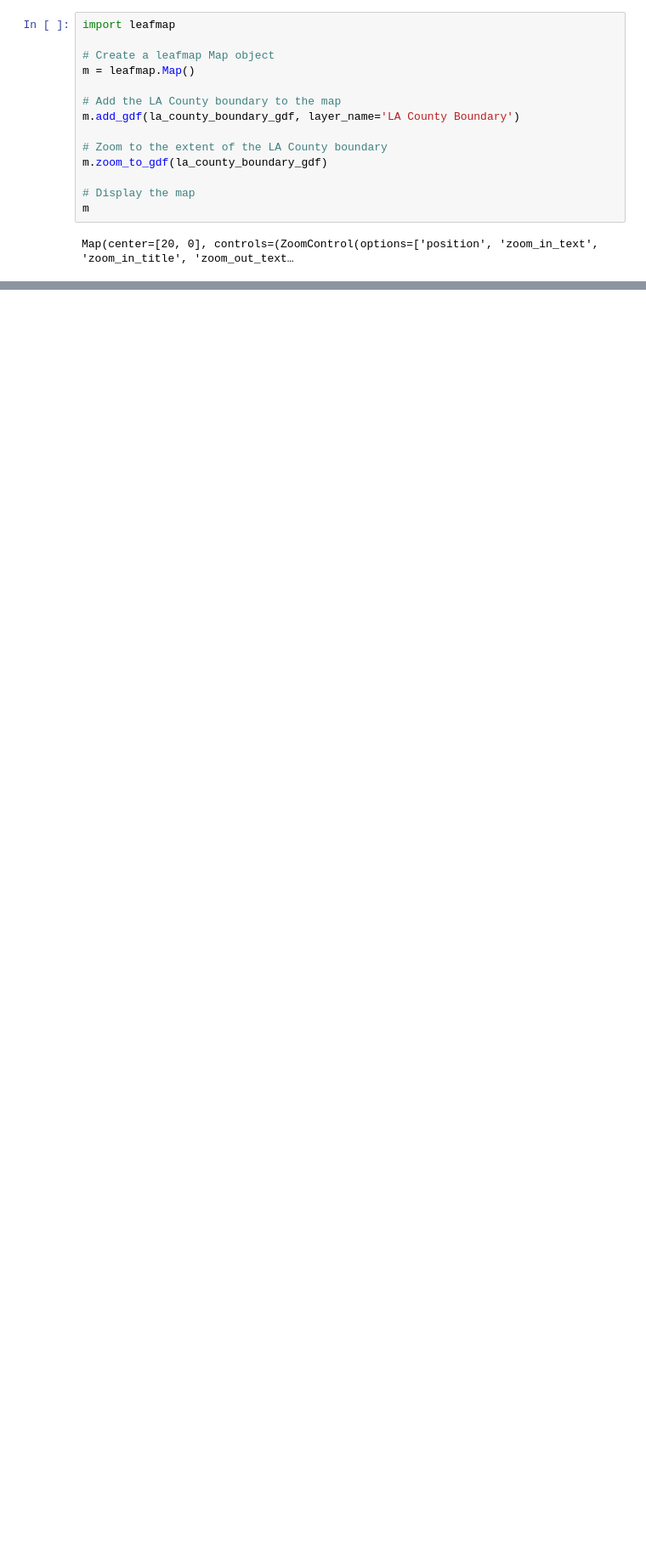
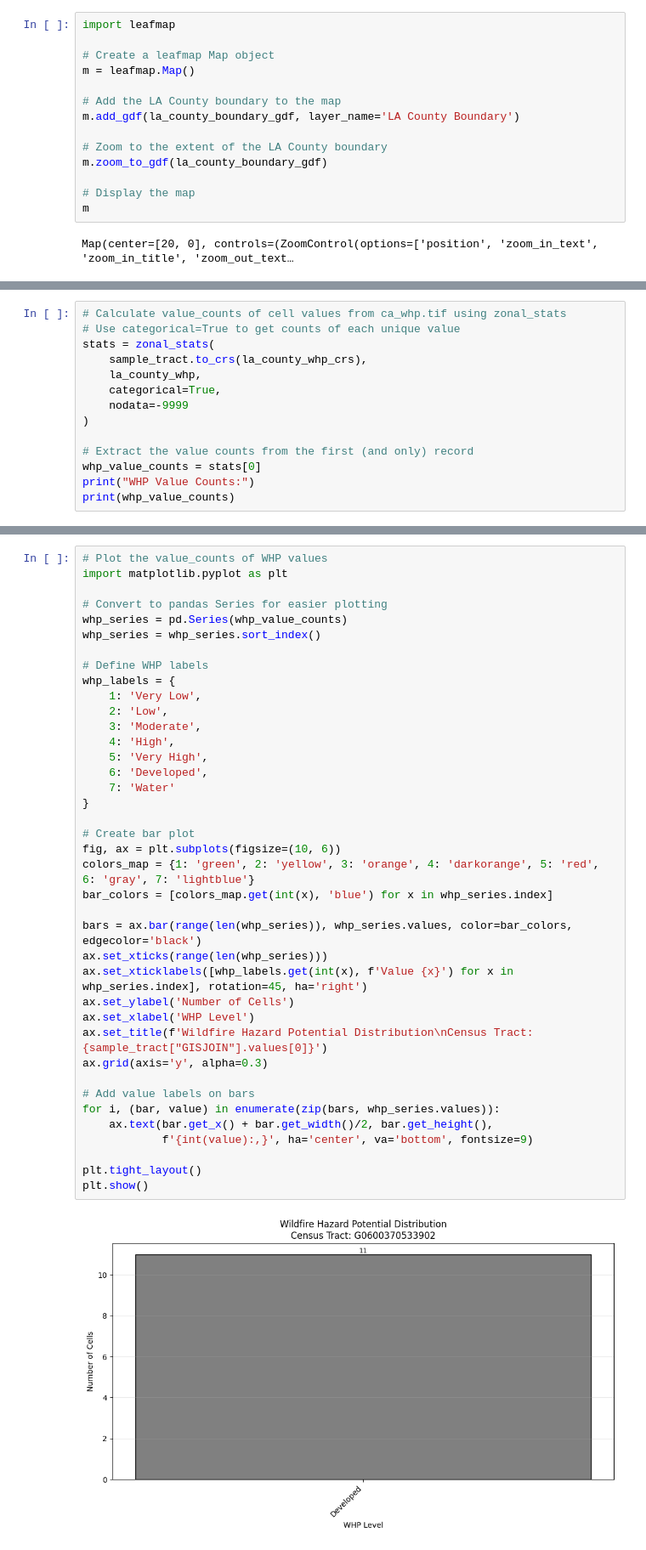
Before and after one commit to jingxuehan0707/ccgt-workshop-opensr-gis, a Jupyter notebook: open-source-gis-with-python.ipynb, the cells around one changed output, grey strips where cells are left out. Shown at 85% size. Cells and saved outputs as stored; diff of their text form; blank space fills up the shorter version.

```diff
--- a/open-source-gis-with-python.ipynb
+++ b/open-source-gis-with-python.ipynb
@@ -249,0 +361,14 @@ la_county_census_tracts_gdf.head()
+# %%
+# Calculate value_counts of cell values from ca_whp.tif using zonal_stats
+# Use categorical=True to get counts of each unique value
+stats = zonal_stats(
+    sample_tract.to_crs(la_county_whp_crs),
+    la_county_whp,
+    categorical=True,
+    nodata=-9999
+)
+
+# Extract the value counts from the first (and only) record
+whp_value_counts = stats[0]
+print("WHP Value Counts:")
+print(whp_value_counts)
@@ -249,0 +378,41 @@ la_county_census_tracts_gdf.head()
+# %%
+# Plot the value_counts of WHP values
+import matplotlib.pyplot as plt
+
+# Convert to pandas Series for easier plotting
+whp_series = pd.Series(whp_value_counts)
+whp_series = whp_series.sort_index()
+
+# Define WHP labels
+whp_labels = {
+    1: 'Very Low',
+    2: 'Low',
+    3: 'Moderate',
+    4: 'High',
+    5: 'Very High',
+    6: 'Developed',
+    7: 'Water'
+}
+
+# Create bar plot
+fig, ax = plt.subplots(figsize=(10, 6))
+colors_map = {1: 'green', 2: 'yellow', 3: 'orange', 4: 'darkorange', 5: 'red', 6: 'gray', 7: 'lightblue'}
+bar_colors = [colors_map.get(int(x), 'blue') for x in whp_series.index]
+
+bars = ax.bar(range(len(whp_series)), whp_series.values, color=bar_colors, edgecolor='black')
+ax.set_xticks(range(len(whp_series)))
+ax.set_xticklabels([whp_labels.get(int(x), f'Value {x}') for x in whp_series.index], rotation=45, ha='right')
+ax.set_ylabel('Number of Cells')
+ax.set_xlabel('WHP Level')
+ax.set_title(f'Wildfire Hazard Potential Distribution\nCensus Tract: {sample_tract["GISJOIN"].values[0]}')
+ax.grid(axis='y', alpha=0.3)
+
+# Add value labels on bars
+for i, (bar, value) in enumerate(zip(bars, whp_series.values)):
+    ax.text(bar.get_x() + bar.get_width()/2, bar.get_height(),
+            f'{int(value):,}', ha='center', va='bottom', fontsize=9)
+
+plt.tight_layout()
+plt.show()
+# %% [output]
+[figure, added]
```
Also changed, not shown: parts of 44 cells of this notebook, 6 other files.
